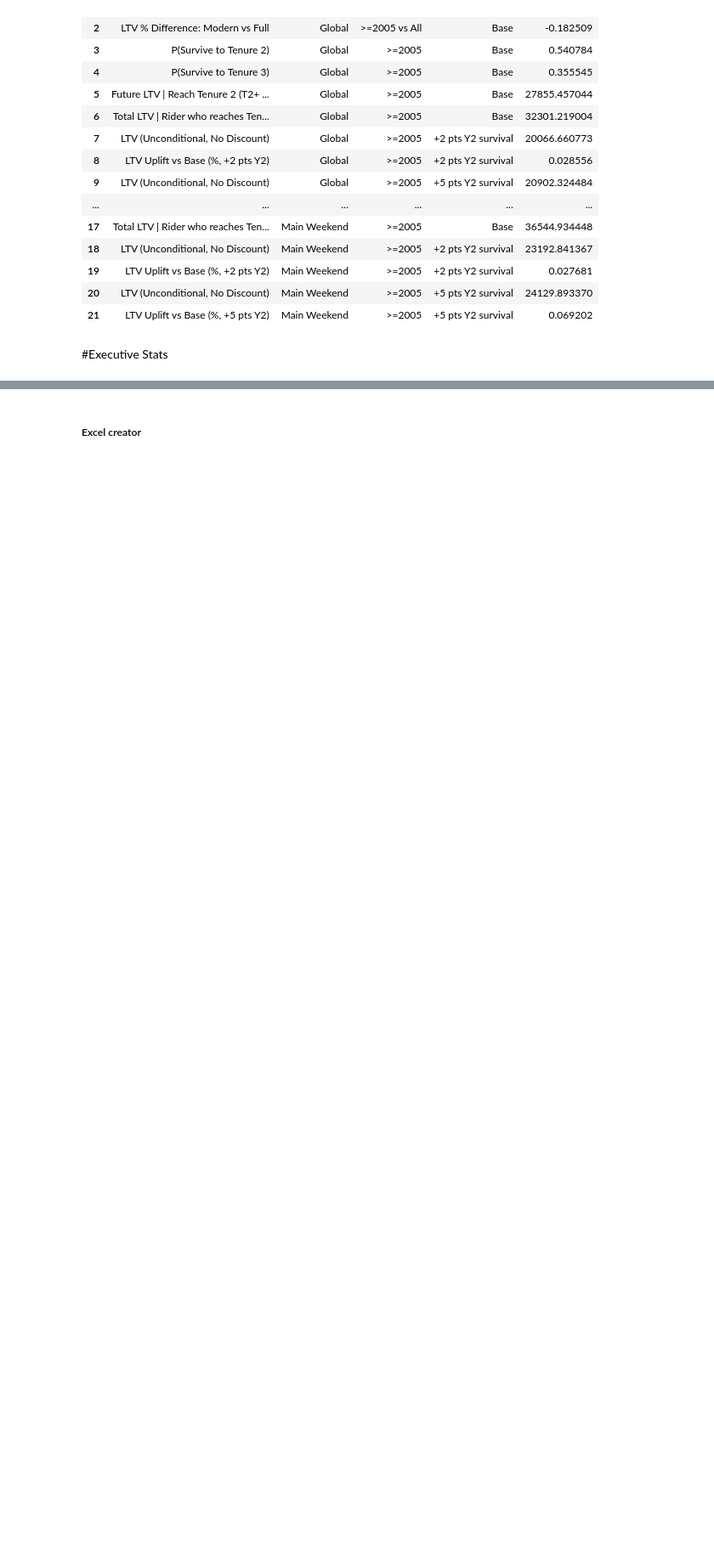
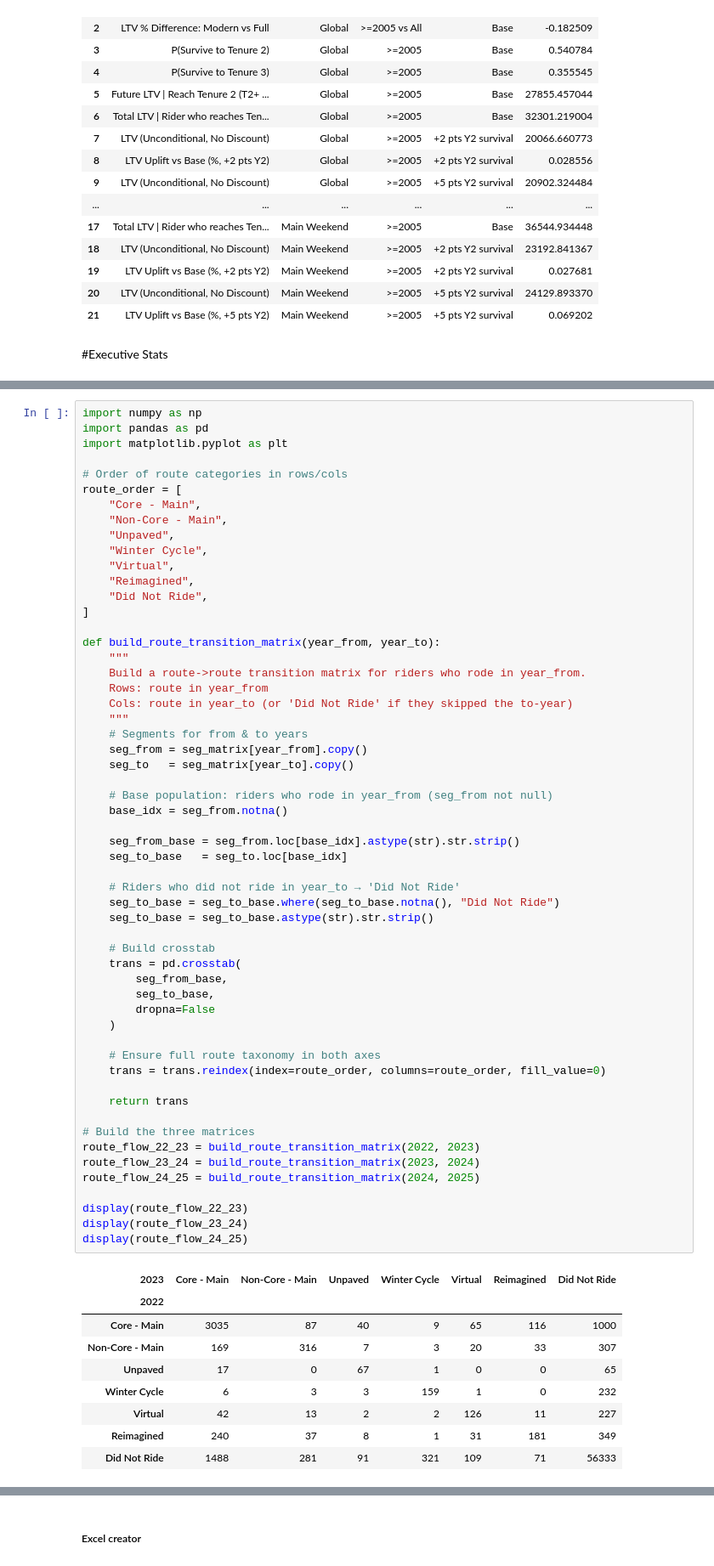
Before and after one commit to cunningcode/PMC_concierge, a Jupyter notebook: PMC_Churn_Workbook_v3.ipynb, the cells around one changed output, grey strips where cells are left out. Shown at 85% size. Cells and saved outputs as stored; diff of their text form; blank space fills up the shorter version.

```diff
--- a/PMC_Churn_Workbook_v3.ipynb
+++ b/PMC_Churn_Workbook_v3.ipynb
@@ -3319,0 +3483,66 @@ NameError: name 'build_age_tenure_tables' is not defined
+# %%
+import numpy as np
+import pandas as pd
+import matplotlib.pyplot as plt
+
+# Order of route categories in rows/cols
+route_order = [
+    "Core - Main",
+    "Non-Core - Main",
+    "Unpaved",
+    "Winter Cycle",
+    "Virtual",
+    "Reimagined",
+    "Did Not Ride",
+]
+
+def build_route_transition_matrix(year_from, year_to):
+    """
+    Build a route->route transition matrix for riders who rode in year_from.
+    Rows: route in year_from
+    Cols: route in year_to (or 'Did Not Ride' if they skipped the to-year)
+    """
+    # Segments for from & to years
+    seg_from = seg_matrix[year_from].copy()
+    seg_to   = seg_matrix[year_to].copy()
+
+    # Base population: riders who rode in year_from (seg_from not null)
+    base_idx = seg_from.notna()
+
+    seg_from_base = seg_from.loc[base_idx].astype(str).str.strip()
+    seg_to_base   = seg_to.loc[base_idx]
+
+    # Riders who did not ride in year_to → 'Did Not Ride'
+    seg_to_base = seg_to_base.where(seg_to_base.notna(), "Did Not Ride")
+    seg_to_base = seg_to_base.astype(str).str.strip()
+
+    # Build crosstab
+    trans = pd.crosstab(
+        seg_from_base,
+        seg_to_base,
+        dropna=False
+    )
+
+    # Ensure full route taxonomy in both axes
+    trans = trans.reindex(index=route_order, columns=route_order, fill_value=0)
+
+    return trans
+
+# Build the three matrices
+route_flow_22_23 = build_route_transition_matrix(2022, 2023)
+route_flow_23_24 = build_route_transition_matrix(2023, 2024)
+route_flow_24_25 = build_route_transition_matrix(2024, 2025)
+
+display(route_flow_22_23)
+display(route_flow_23_24)
+display(route_flow_24_25)
+# %% [output]
+| 2023 | Core - Main | Non-Core - Main | Unpaved | Winter Cycle | Virtual | Reimagined | Did Not Ride |
+| 2022 |  |  |  |  |  |  |  |
+| Core - Main | 3035 | 87 | 40 | 9 | 65 | 116 | 1000 |
+| Non-Core - Main | 169 | 316 | 7 | 3 | 20 | 33 | 307 |
+| Unpaved | 17 | 0 | 67 | 1 | 0 | 0 | 65 |
+| Winter Cycle | 6 | 3 | 3 | 159 | 1 | 0 | 232 |
+| Virtual | 42 | 13 | 2 | 2 | 126 | 11 | 227 |
+| Reimagined | 240 | 37 | 8 | 1 | 31 | 181 | 349 |
+| Did Not Ride | 1488 | 281 | 91 | 321 | 109 | 71 | 56333 |
```
Also changed, not shown: parts of 18 cells of this notebook.
